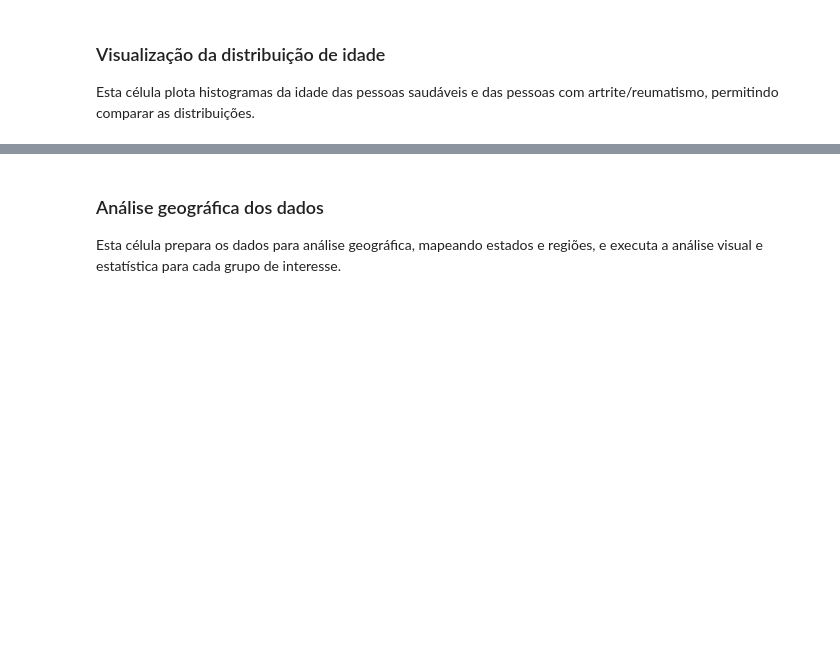
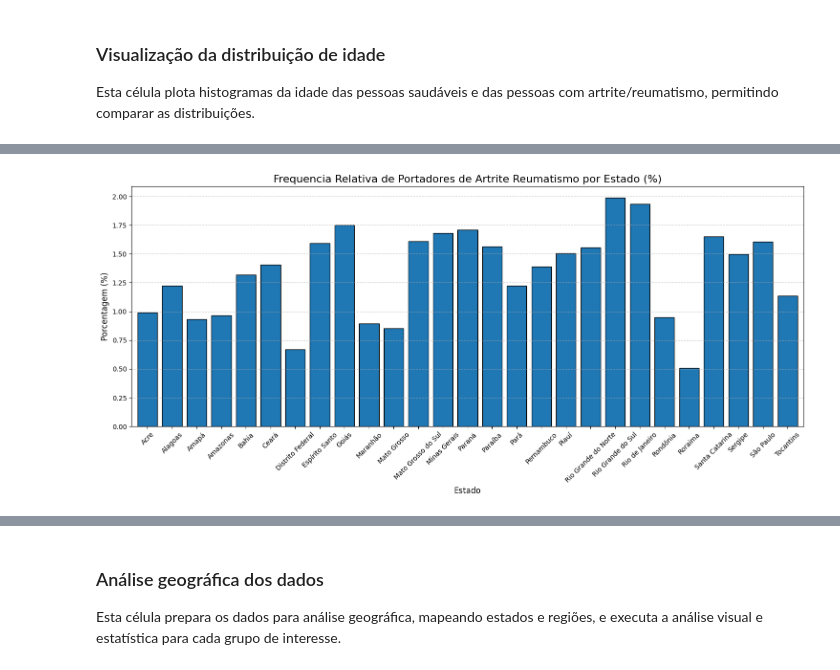
Before and after one commit to pedrinndias/Projeto-PNS-2019, a Jupyter notebook: notebooks/pessoas_saudaveis.ipynb, the cells around one changed output, grey strips where cells are left out. Cells and saved outputs as stored; diff of their text form; code cells hidden in the pictures; blank space fills up the shorter version.

```diff
--- a/notebooks/pessoas_saudaveis.ipynb
+++ b/notebooks/pessoas_saudaveis.ipynb
@@ -256,0 +256,15 @@ NameError: name 'preparar_dados_geograficos' is not defined
+# %%
+porcentagem_ar_estado = (contagem_artrite_reumatismo_es / contagem_geral_estado) * 100
+porcentagem_maior_estado = int(contagem_geral_estado.max() / contagem_geral_estado.sum()* 100)
+plt.figure(figsize=(15, 7))
+porcentagem_ar_estado.plot(kind='bar', edgecolor='black', width=0.8)
+# plt.ylim(0,porcentagem_maior_estado)
+plt.title('Frequencia Relativa de Portadores de Artrite Reumatismo por Estado (%)', fontsize=16)
+plt.xlabel('Estado', fontsize=12)
+plt.ylabel('Porcentagem (%)', fontsize=12)
+plt.xticks(rotation=45)
+plt.grid(axis='y', linestyle='--', alpha=0.7)
+plt.tight_layout()
+plt.show()
+# %% [output]
+[figure, added]
```
Also changed, not shown: parts of 13 cells of this notebook, 20 other files.
